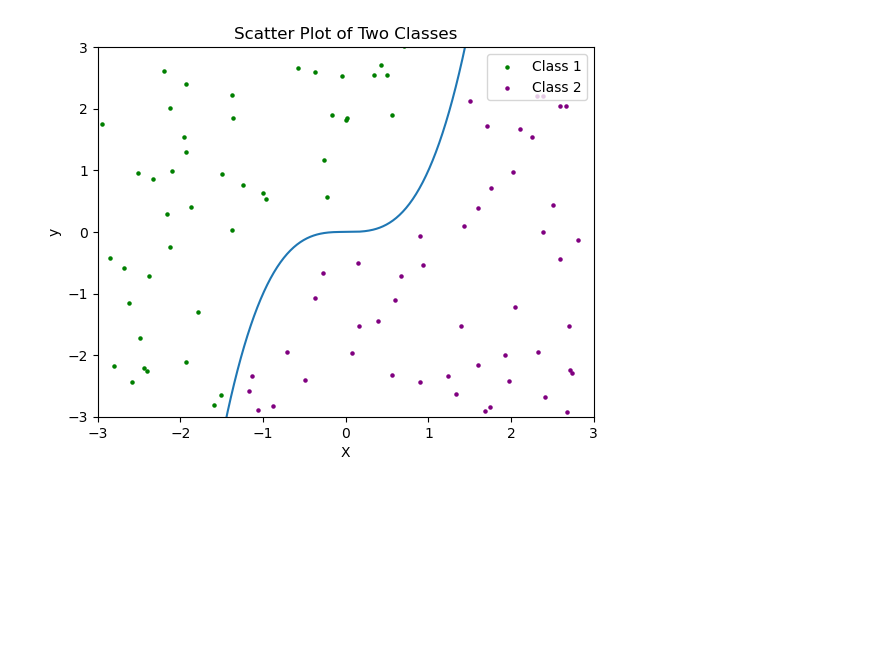
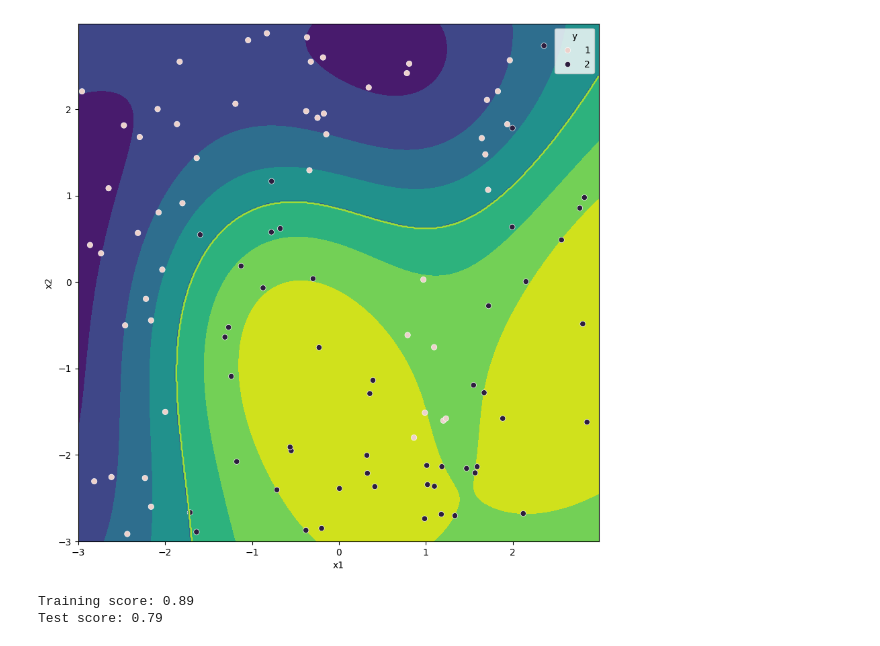
Before and after one commit to dan035-ucsd/MATH-102, a Jupyter notebook: math189/HW5/math189hw5.ipynb, the cells around one changed output. Saved outputs shown, nothing was run; the diff lists cells and outputs as text; code cells hidden in the pictures; blank space fills up the shorter version.

```diff
--- a/math189/HW5/math189hw5.ipynb
+++ b/math189/HW5/math189hw5.ipynb
@@ -1,34 +8,57 @@
 # %%
 import numpy as np
 import matplotlib.pyplot as plt
-import matplotlib.patches as patches
+from sklearn import svm
+import seaborn as sns
+import pandas as pd
+
+def plot_clf(model, df, grid_range, show_contours=False, show_support_vectors=False):
+    # Decision boundary plot
+
+    # Get grid of values in given range
+    x1 = grid_range
+    x2 = grid_range
+    xx1, xx2 = np.meshgrid(x1, x2, sparse=False)
+    Xgrid = np.stack((xx1.flatten(), xx2.flatten())).T
+
+    # Get decision boundary values for plot grid
+    decision_boundary      = model.predict(Xgrid)
+    decision_boundary_grid = decision_boundary.reshape(len(x2), len(x1))
+
+    # Get decision function values for plot grid
+    decision_function      = model.decision_function(Xgrid)
+    decision_function_grid = decision_function.reshape(len(x2), len(x1))
+
+    fig = plt.figure(figsize=(10, 10))
+    if show_contours:
+        plt.contourf(x1, x2, decision_function_grid);
+    plt.contour(x1, x2, decision_boundary_grid);
+
+    sns.scatterplot(x='x1', y='x2', hue='y', data=df)
+    if show_support_vectors:
+        sns.scatterplot(x=model.support_vectors_[:,0], y=model.support_vectors_[:,1], color='red', marker='+', s=500)
+    plt.show();
 
 rng = np.random.default_rng(42)
-epsilon = rng.normal(0, 0.1, 100)
 
-X = rng.uniform(-3, 3, 100) + epsilon
-y = rng.uniform(-3, 3, 100) + epsilon
+X = rng.uniform(-3, 3, 200)
+y = rng.uniform(-3, 3, 200)
 
-above_line = y > X ** 3 + .5
-below_line = y < X ** 3 - .5
+above_line = y >  X ** 3 - 3 * X
 
-def f(x):
-    return x ** 3
+X_train = np.column_stack((X[0:100], y[0:100]))
+y_train = np.where(above_line[0:100], 1, 2)
 
-x_series = np.arange(-3, 3, 0.01)
-y_series = np.vectorize(f)(x_series)
+X_test = np.column_stack((X[100:200], y[100:200]))
+y_test = np.where(above_line[100:200], 1, 2)
 
+df = pd.concat([pd.DataFrame(data=X_train, columns=['x1', 'x2']), pd.Series(y_train, name='y')], axis=1)
+model = svm.SVC(kernel='rbf', C=1).fit(X_train, y_train)
+plot_clf(model, df, np.arange(-3, 3, .01), show_contours=True)
 
-fig, ax = plt.subplots()
-ax.scatter(X[above_line], y[above_line], color='green', label='Class 1', s=5)
-ax.scatter(X[below_line], y[below_line], color='purple', label='Class 2', s=5)
-ax.set_xlabel('X')
-ax.set_ylabel('y')
-ax.set_title('Scatter Plot of Two Classes')
-ax.legend()
-ax.set_xlim(-3, 3)
-ax.set_ylim(-3, 3)
-plt.plot(x_series, y_series)
-plt.show()
+print("Training score:", model.score(X_train, y_train))
+print("Test score:", model.score(X_test, y_test))
 # %% [output]
-[figure, old version]
+[figure, new version]
+Training score: 0.89
+Test score: 0.79
```
Also changed, not shown: parts of 3 cells of this notebook, 9 other files.
